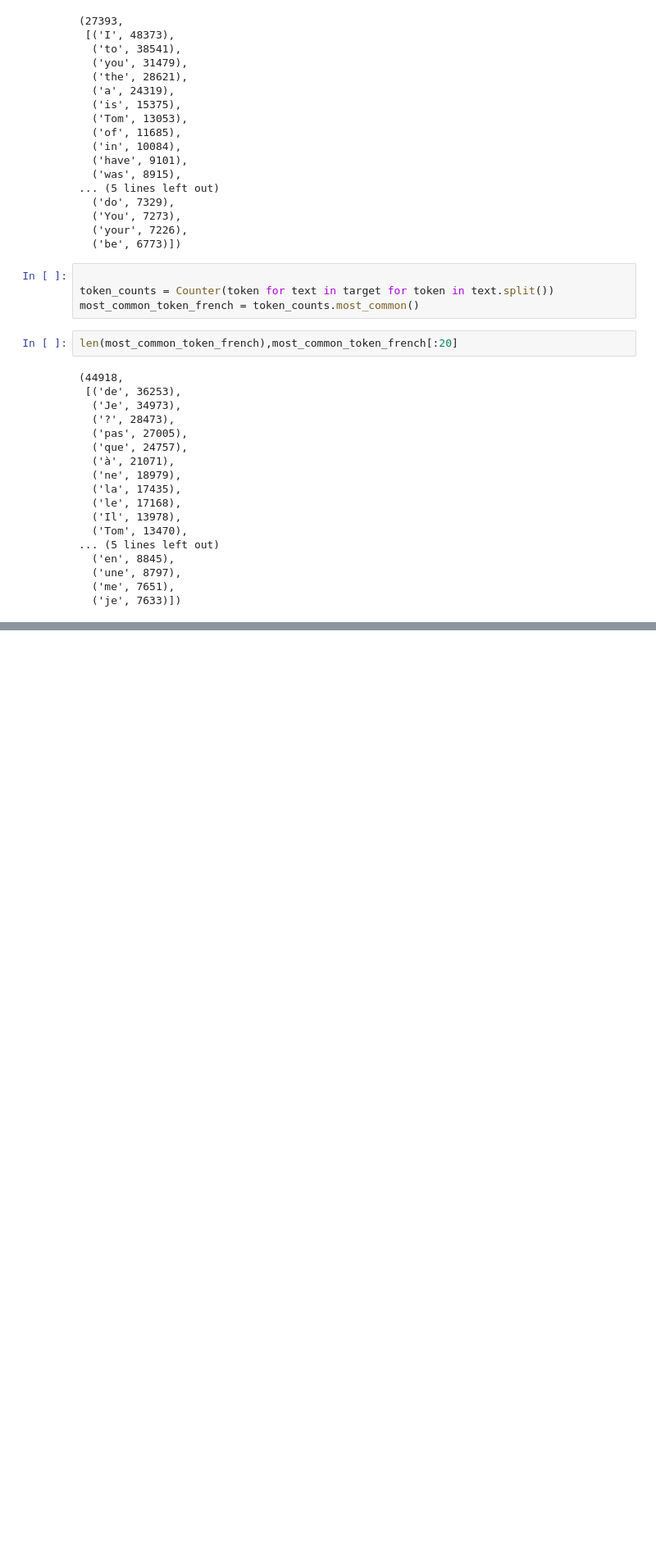
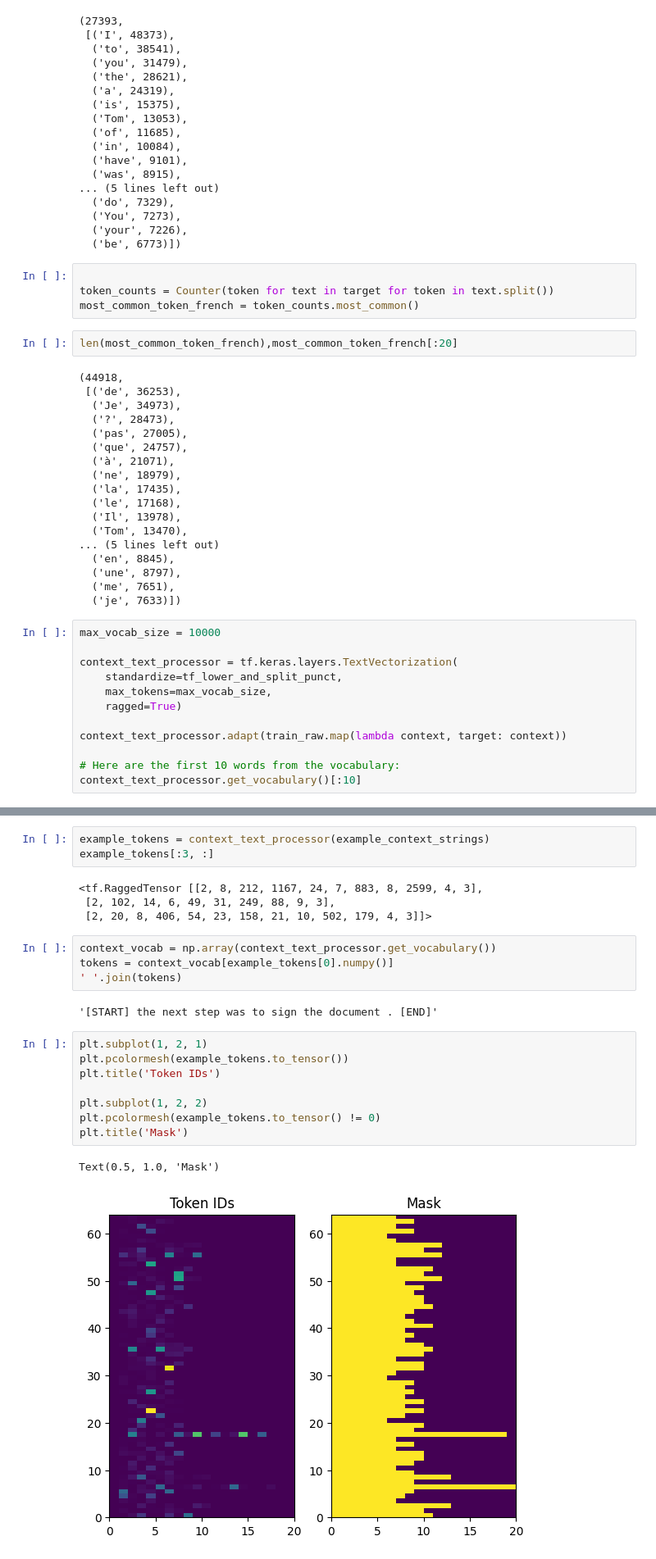
Before and after one commit to poojamahajan0712/Data-Science-Portfolio, a Jupyter notebook: NLP/Machine Translation/MachineTranslation.ipynb, the cells around one changed output, grey strips where cells are left out. Shown at 82% size. Drawn from its saved outputs; the diff is of its cells as text; blank space fills up the shorter version.

```diff
--- a/NLP/Machine Translation/MachineTranslation.ipynb
+++ b/NLP/Machine Translation/MachineTranslation.ipynb
@@ -173,3 +177,15 @@ len(most_common_token_french),most_common_token_french[:20]
   ('une', 8797),
   ('me', 7651),
   ('je', 7633)])
+# %%
+max_vocab_size = 10000
+
+context_text_processor = tf.keras.layers.TextVectorization(
+    standardize=tf_lower_and_split_punct,
+    max_tokens=max_vocab_size,
+    ragged=True)
+
+context_text_processor.adapt(train_raw.map(lambda context, target: context))
+
+# Here are the first 10 words from the vocabulary:
+context_text_processor.get_vocabulary()[:10]
@@ -175,0 +204,24 @@ len(most_common_token_french),most_common_token_french[:20]
+# %%
+example_tokens = context_text_processor(example_context_strings)
+example_tokens[:3, :]
+# %% [output]
+<tf.RaggedTensor [[2, 8, 212, 1167, 24, 7, 883, 8, 2599, 4, 3],
+ [2, 102, 14, 6, 49, 31, 249, 88, 9, 3],
+ [2, 20, 8, 406, 54, 23, 158, 21, 10, 502, 179, 4, 3]]>
+# %%
+context_vocab = np.array(context_text_processor.get_vocabulary())
+tokens = context_vocab[example_tokens[0].numpy()]
+' '.join(tokens)
+# %% [output]
+'[START] the next step was to sign the document . [END]'
+# %%
+plt.subplot(1, 2, 1)
+plt.pcolormesh(example_tokens.to_tensor())
+plt.title('Token IDs')
+
+plt.subplot(1, 2, 2)
+plt.pcolormesh(example_tokens.to_tensor() != 0)
+plt.title('Mask')
+# %% [output]
+Text(0.5, 1.0, 'Mask')
+[figure, added]
```
Also changed, not shown: parts of 46 cells of this notebook.
